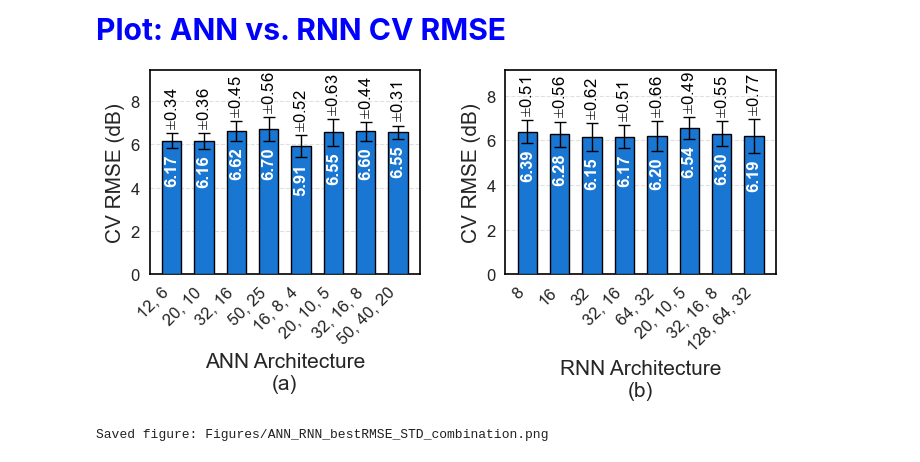
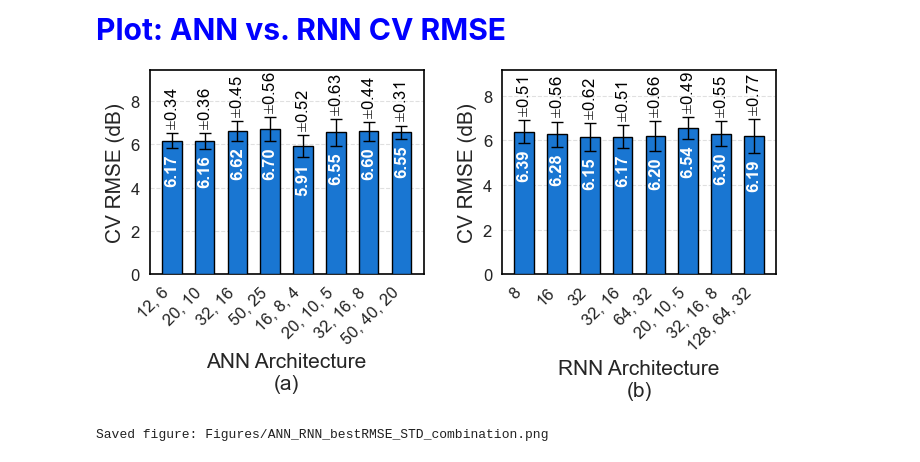
Before and after one commit to nahshonmokua/LoRaWAN-IndoorPathLossModeling-ML, a Jupyter notebook: 12_General_Comparisons.ipynb, the cells around one changed output. Drawn from its saved outputs; the diff is of its cells as text; code cells hidden in the pictures.

```diff
--- a/12_General_Comparisons.ipynb
+++ b/12_General_Comparisons.ipynb
@@ -593,33 +593,33 @@ style_panel(ax_ann, "ANN Architecture", "(a)")
 #  RNN panel
 x_rnn = np.arange(len(cv_rnn_df))
 ax_rnn.bar(
     x_rnn,
     cv_rnn_df["CV_RMSE"],
     width=0.6,
     yerr=cv_rnn_df["STD_RMSE"],
     capsize=4,
     color=bar_color,
     edgecolor="black",
     linewidth=1,
     zorder=3,
     error_kw=dict(elinewidth=1, capthick=1),
 )
 for xi, cv, sd in zip(x_rnn, cv_rnn_df["CV_RMSE"], cv_rnn_df["STD_RMSE"]):
     annotate_bar(ax_rnn, xi, cv, sd)
 
 ax_rnn.set_xticks(x_rnn)
 ax_rnn.set_xticklabels(cv_rnn_df["arch_label"], rotation=45, ha="right", fontsize=tick_fontsize)
 y_top_rnn = float((cv_rnn_df["CV_RMSE"] + cv_rnn_df["STD_RMSE"]).max())
 ax_rnn.set_ylim(0, y_top_rnn * 1.3)
 style_panel(ax_rnn, "RNN Architecture", "(b)")
 
-fig.tight_layout(w_pad=3.0) # widen the gap between the two panels
+fig.tight_layout(w_pad=2.5) # gap between the two panels
 
 fig_path = os.path.join(FIGURES_DIR, "ANN_RNN_bestRMSE_STD_combination.png")
 plt.savefig(fig_path, dpi=600, bbox_inches="tight", pad_inches=0.03)
 
 plt.show()
 print(f"Saved figure: {fig_path}")
 # %% [output]
-[figure, old version]
+[figure, new version]
 Saved figure: Figures/ANN_RNN_bestRMSE_STD_combination.png
```
Also changed, not shown: parts of 2 cells of this notebook, 7 other files.
